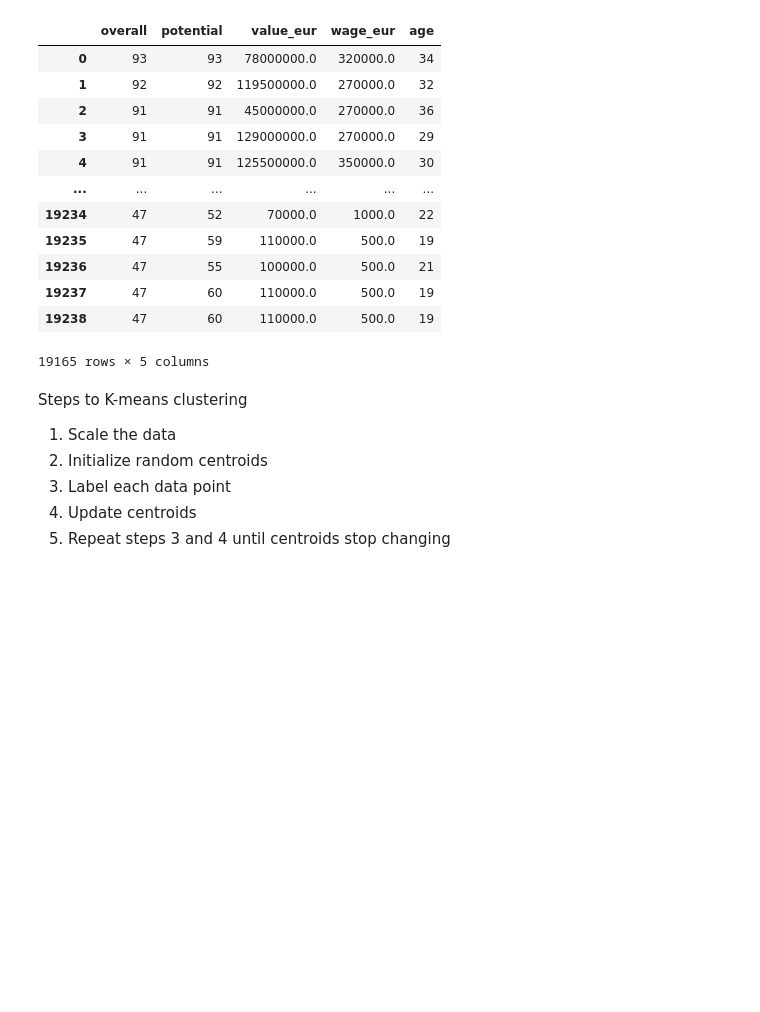
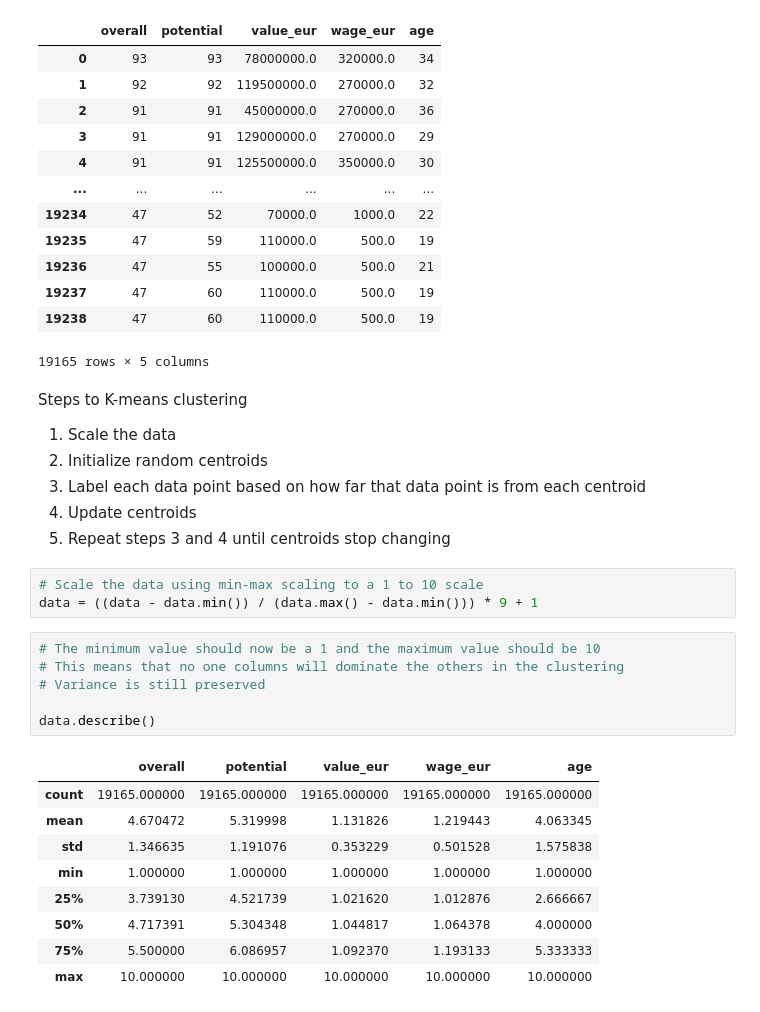
Before and after one commit to kwolf3/Experiments, a Jupyter notebook: K-Means Clustering from Scratch.ipynb, the cells around one changed output. Drawn from its saved outputs; the diff is of its cells as text; blank space fills up the shorter version.

Commit message:
Scale data

```diff
--- a/K-Means Clustering from Scratch.ipynb
+++ b/K-Means Clustering from Scratch.ipynb
@@ -69,6 +69,25 @@ data
 Steps to K-means clustering
 1. Scale the data
 2. Initialize random centroids
-3. Label each data point
+3. Label each data point based on how far that data point is from each centroid
 4. Update centroids
 5. Repeat steps 3 and 4 until centroids stop changing
+# %%
+# Scale the data using min-max scaling to a 1 to 10 scale
+data = ((data - data.min()) / (data.max() - data.min())) * 9 + 1
+# %%
+# The minimum value should now be a 1 and the maximum value should be 10
+# This means that no one columns will dominate the others in the clustering
+# Variance is still preserved
+
+data.describe()
+# %% [output]
+|  | overall | potential | value_eur | wage_eur | age |
+| count | 19165.000000 | 19165.000000 | 19165.000000 | 19165.000000 | 19165.000000 |
+| mean | 4.670472 | 5.319998 | 1.131826 | 1.219443 | 4.063345 |
+| std | 1.346635 | 1.191076 | 0.353229 | 0.501528 | 1.575838 |
+| min | 1.000000 | 1.000000 | 1.000000 | 1.000000 | 1.000000 |
+| 25% | 3.739130 | 4.521739 | 1.021620 | 1.012876 | 2.666667 |
+| 50% | 4.717391 | 5.304348 | 1.044817 | 1.064378 | 4.000000 |
+| 75% | 5.500000 | 6.086957 | 1.092370 | 1.193133 | 5.333333 |
+| max | 10.000000 | 10.000000 | 10.000000 | 10.000000 | 10.000000 |
```
Also changed, not shown: parts of 1 cell of this notebook.
